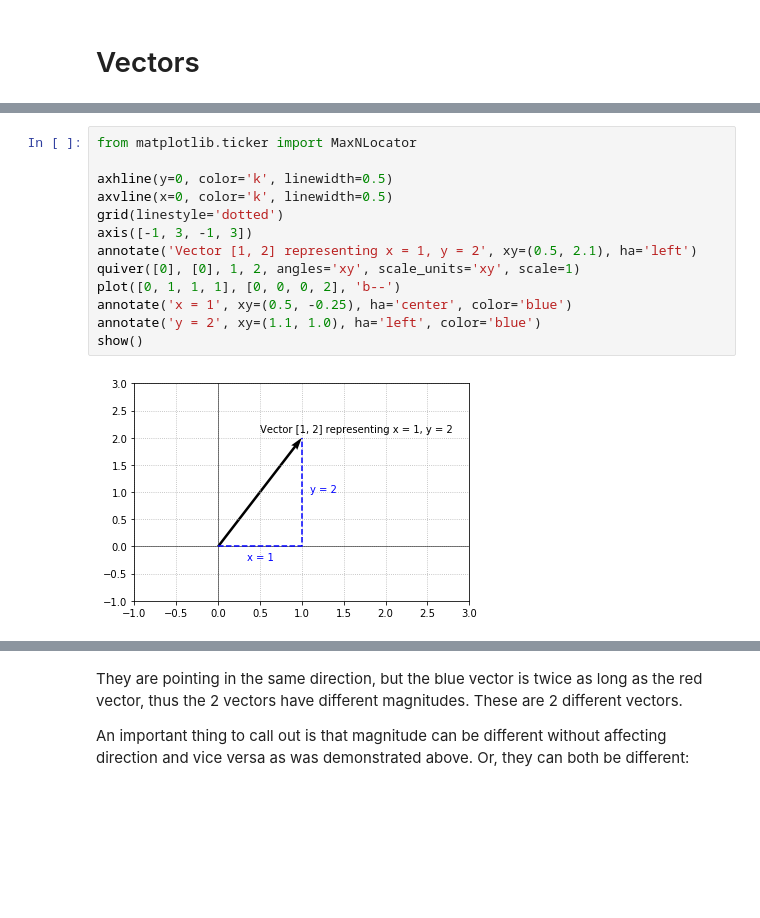
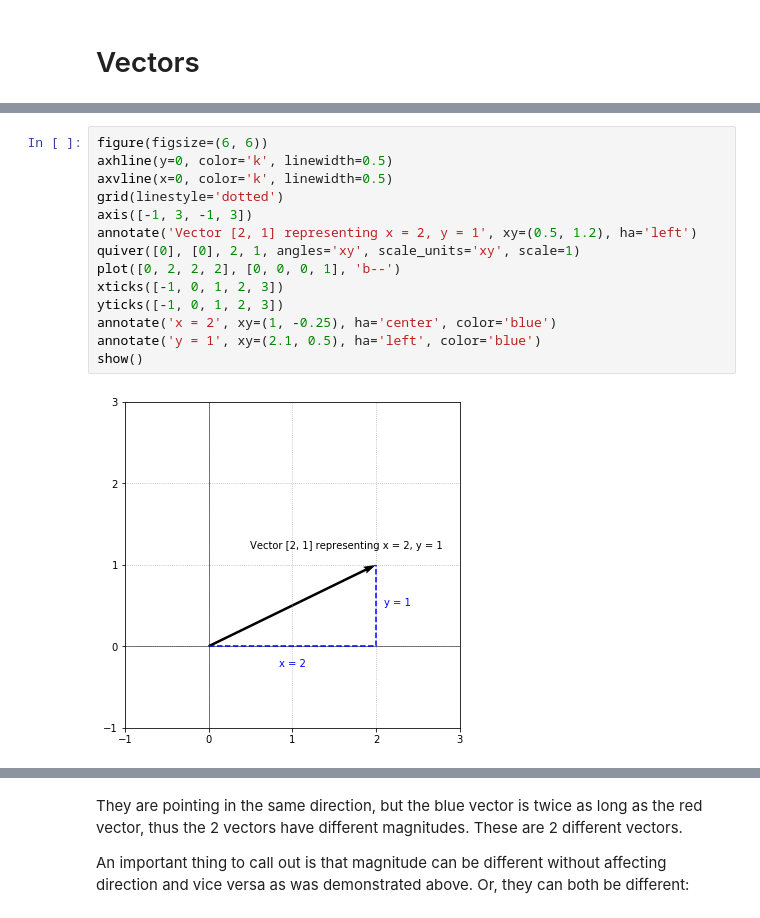
Before and after one commit to blparker/learn-linear-algebra, a Jupyter notebook: Vectors.ipynb, the cells around one changed output, grey strips where cells are left out. Saved outputs shown, nothing was run; the diff lists cells and outputs as text; blank space fills up the shorter version.

```diff
--- a/Vectors.ipynb
+++ b/Vectors.ipynb
@@ -45,16 +53,17 @@ And try to visualize it. We can think about a vector geometrically by allowing t
 # %%
-from matplotlib.ticker import MaxNLocator
-
+figure(figsize=(6, 6))
 axhline(y=0, color='k', linewidth=0.5)
 axvline(x=0, color='k', linewidth=0.5)
 grid(linestyle='dotted')
 axis([-1, 3, -1, 3])
-annotate('Vector [1, 2] representing x = 1, y = 2', xy=(0.5, 2.1), ha='left')
-quiver([0], [0], 1, 2, angles='xy', scale_units='xy', scale=1)
-plot([0, 1, 1, 1], [0, 0, 0, 2], 'b--')
-annotate('x = 1', xy=(0.5, -0.25), ha='center', color='blue')
-annotate('y = 2', xy=(1.1, 1.0), ha='left', color='blue')
+annotate('Vector [2, 1] representing x = 2, y = 1', xy=(0.5, 1.2), ha='left')
+quiver([0], [0], 2, 1, angles='xy', scale_units='xy', scale=1)
+plot([0, 2, 2, 2], [0, 0, 0, 1], 'b--')
+xticks([-1, 0, 1, 2, 3])
+yticks([-1, 0, 1, 2, 3])
+annotate('x = 2', xy=(1, -0.25), ha='center', color='blue')
+annotate('y = 1', xy=(2.1, 0.5), ha='left', color='blue')
 show()
 # %% [output]
-[figure, old version]
+[figure, new version]
 # %% [markdown]
```
Also changed, not shown: parts of 66 cells of this notebook.
